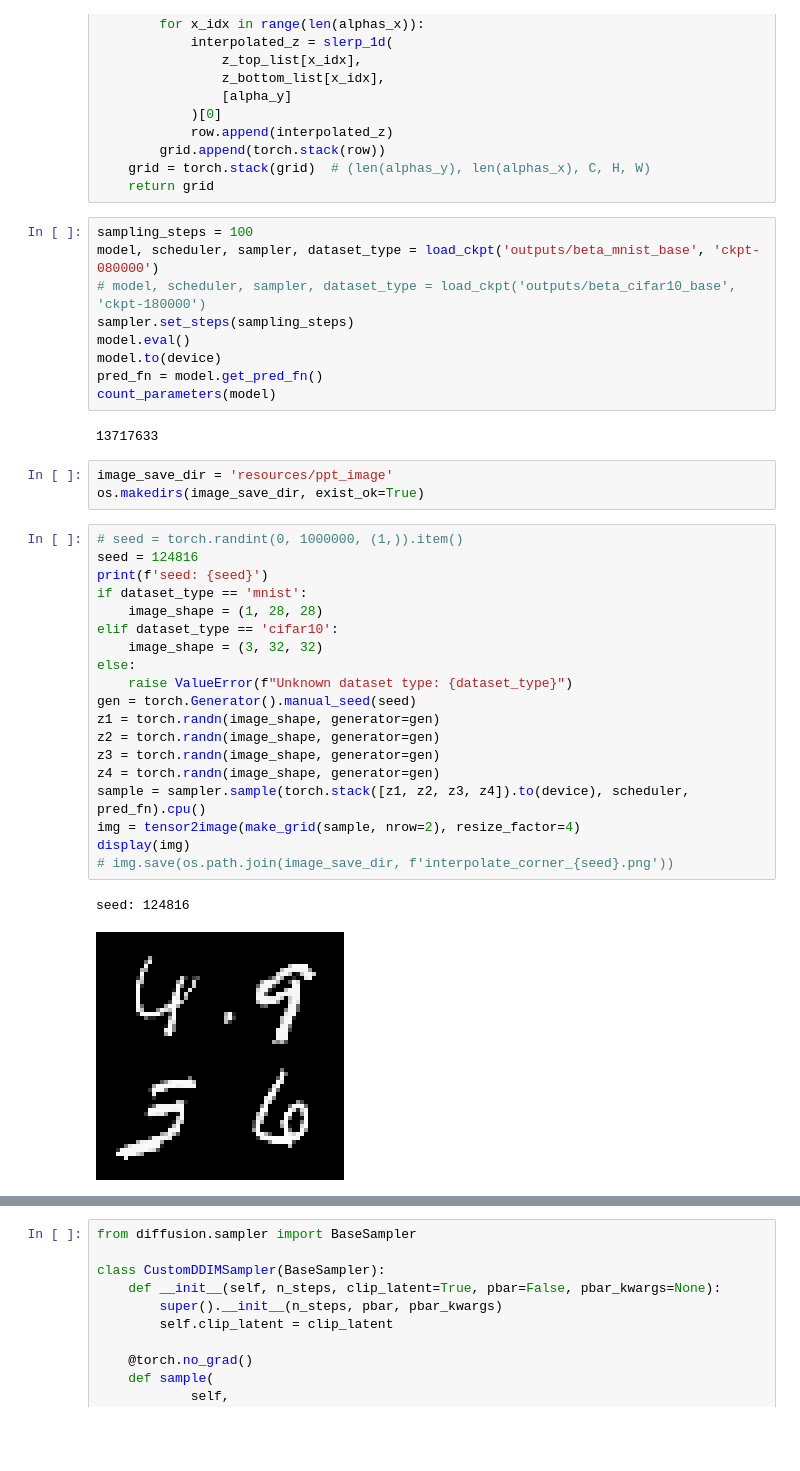
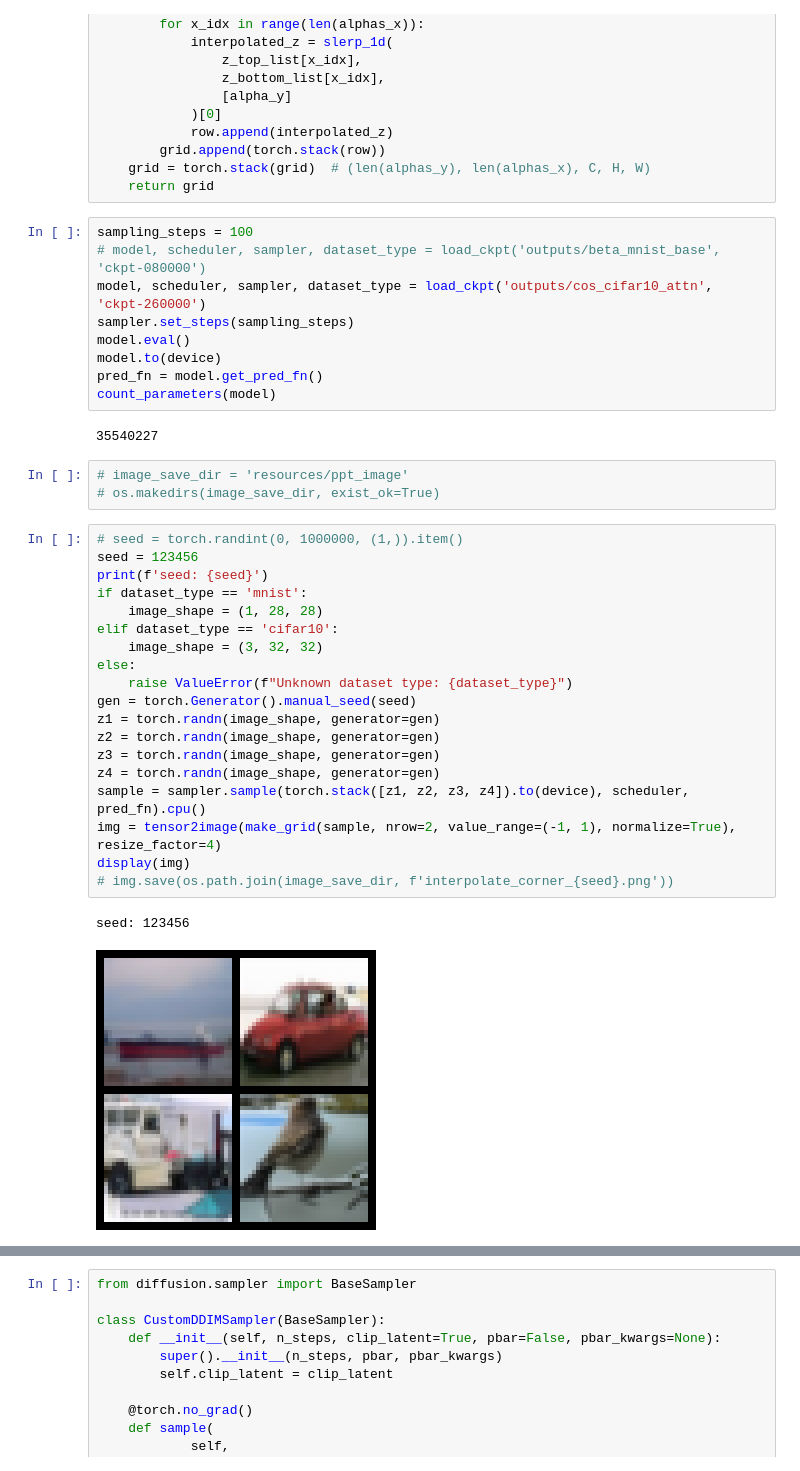
Before and after one commit to Thxios/diffusion-models, a Jupyter notebook: notebooks/interpolate.ipynb, the cells around one changed output, grey strips where cells are left out. Cells and saved outputs as stored; diff of their text form; blank space fills up the shorter version.

Commit message:
testing model sampling

```diff
--- a/notebooks/interpolate.ipynb
+++ b/notebooks/interpolate.ipynb
@@ -123,40 +123,40 @@ def slerp_2d(
     return grid
 # %%
 sampling_steps = 100
-model, scheduler, sampler, dataset_type = load_ckpt('outputs/beta_mnist_base', 'ckpt-080000')
-# model, scheduler, sampler, dataset_type = load_ckpt('outputs/beta_cifar10_base', 'ckpt-180000')
+# model, scheduler, sampler, dataset_type = load_ckpt('outputs/beta_mnist_base', 'ckpt-080000')
+model, scheduler, sampler, dataset_type = load_ckpt('outputs/cos_cifar10_attn', 'ckpt-260000')
 sampler.set_steps(sampling_steps)
 model.eval()
 model.to(device)
 pred_fn = model.get_pred_fn()
 count_parameters(model)
 # %% [output]
-13717633
+35540227
 # %%
-image_save_dir = 'resources/ppt_image'
-os.makedirs(image_save_dir, exist_ok=True)
+# image_save_dir = 'resources/ppt_image'
+# os.makedirs(image_save_dir, exist_ok=True)
 # %%
 # seed = torch.randint(0, 1000000, (1,)).item()
-seed = 124816
+seed = 123456
 print(f'seed: {seed}')
 if dataset_type == 'mnist':
     image_shape = (1, 28, 28)
 elif dataset_type == 'cifar10':
     image_shape = (3, 32, 32)
 else:
     raise ValueError(f"Unknown dataset type: {dataset_type}")
 gen = torch.Generator().manual_seed(seed)
 z1 = torch.randn(image_shape, generator=gen)
 z2 = torch.randn(image_shape, generator=gen)
 z3 = torch.randn(image_shape, generator=gen)
 z4 = torch.randn(image_shape, generator=gen)
 sample = sampler.sample(torch.stack([z1, z2, z3, z4]).to(device), scheduler, pred_fn).cpu()
-img = tensor2image(make_grid(sample, nrow=2), resize_factor=4)
+img = tensor2image(make_grid(sample, nrow=2, value_range=(-1, 1), normalize=True), resize_factor=4)
 display(img)
 # img.save(os.path.join(image_save_dir, f'interpolate_corner_{seed}.png'))
 # %% [output]
-seed: 124816
+seed: 123456
-[figure, old version]
+[figure, new version]
 # %%
 inter_steps = 9
 alphas = torch.linspace(0, 1, steps=inter_steps)
```
Also changed, not shown: parts of 12 cells of this notebook, 1 other file.
